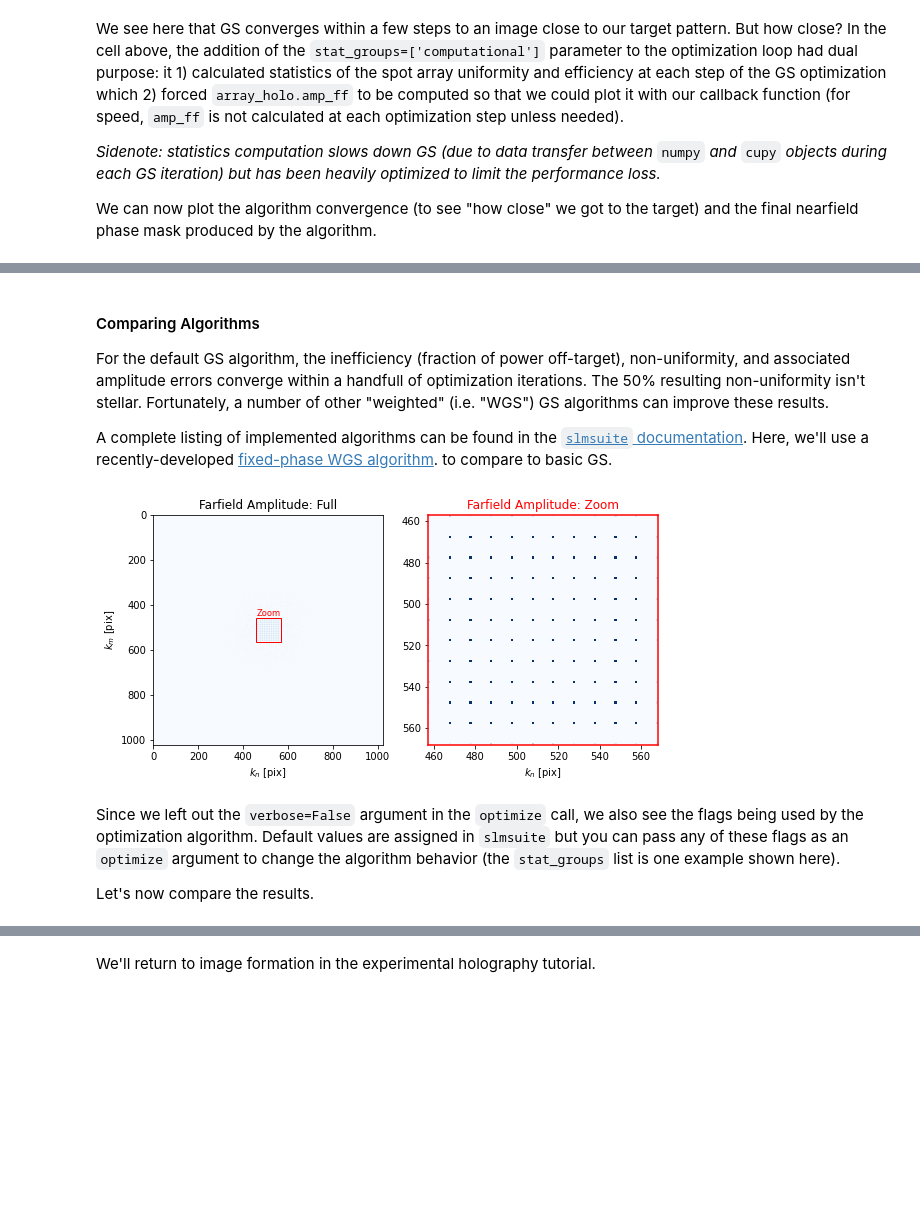
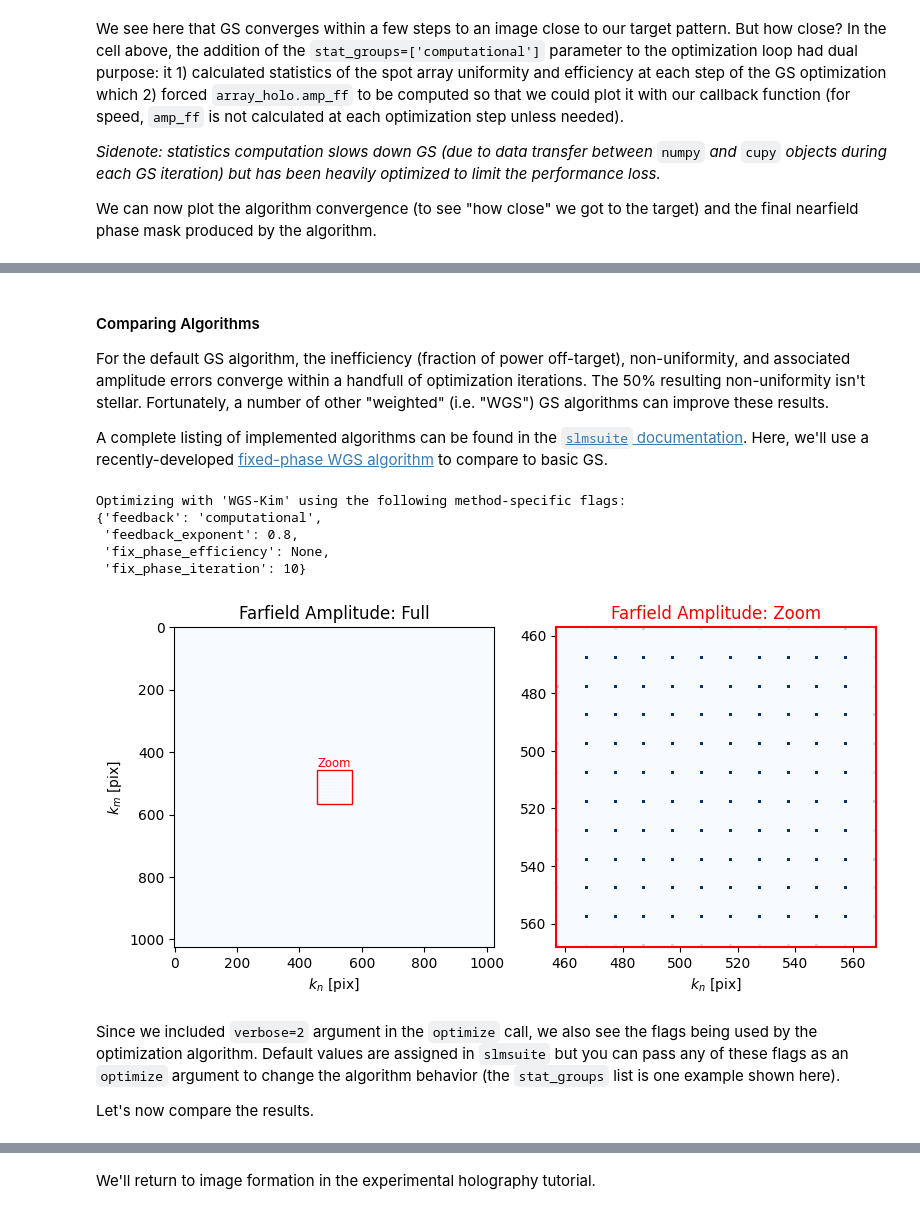
Before and after one commit to slmsuite/slmsuite-examples, a Jupyter notebook: examples/computational_holography.ipynb, the cells around one changed output, grey strips where cells are left out. Saved outputs shown, nothing was run; the diff lists cells and outputs as text; code cells hidden in the pictures; blank space fills up the shorter version.

```diff
--- a/examples/computational_holography.ipynb
+++ b/examples/computational_holography.ipynb
@@ -216,5 +226,5 @@ array_holo = SpotHologram.make_rectangular_array(
     array_pitch=(10,10),
     basis='knm'
 )
-zoom = array_holo.plot_farfield(source=array_holo.target, title='Initialized Nearfield')
+zoom = array_holo.plot_farfield(source=array_holo.target, title='Target Farfield')
 # %% [output]
@@ -251,19 +261,24 @@ array_holo.plot_nearfield()
 
 For the default GS algorithm, the inefficiency (fraction of power off-target), non-uniformity, and associated amplitude errors converge within a handfull of optimization iterations. The 50% resulting non-uniformity isn't stellar. Fortunately, a number of other "weighted" (i.e. "WGS") GS algorithms can improve these results.
 
-A complete listing of implemented algorithms can be found in the [`slmsuite` documentation](https://slmsuite.readthedocs.io/en/latest/index.html). Here, we'll use a recently-developed [fixed-phase WGS algorithm](https://opg.optica.org/ol/abstract.cfm?uri=ol-44-12-3178). to compare to basic GS.
+A complete listing of implemented algorithms can be found in the [`slmsuite` documentation](https://slmsuite.readthedocs.io/en/latest/index.html). Here, we'll use a recently-developed [fixed-phase WGS algorithm](https://opg.optica.org/ol/abstract.cfm?uri=ol-44-12-3178) to compare to basic GS.
 # %%
 # Retry with WGS using a fixed-phase algorithm
 import copy
 
-wgs_holo = copy.copy(array_holo)
+wgs_holo = copy.deepcopy(array_holo)
 wgs_holo.reset()
-wgs_holo.optimize(method="WGS-Kim", maxiter=21, stat_groups=['computational_spot'])
+wgs_holo.optimize(method="WGS-Kim", maxiter=21,verbose=2, stat_groups=['computational_spot'])
 wgs_holo.plot_farfield(limits=zoom);
 # %% [output]
+Optimizing with 'WGS-Kim' using the following method-specific flags:
+{'feedback': 'computational',
+ 'feedback_exponent': 0.8,
+ 'fix_phase_efficiency': None,
+ 'fix_phase_iteration': 10}
-[figure, old version]
+[figure, new version]
 # %% [markdown]
-Since we left out the ``verbose=False`` argument in the ``optimize`` call, we also see the flags being used by the optimization algorithm. Default values are assigned in ``slmsuite`` but you can pass any of these flags as an ``optimize`` argument to change the algorithm behavior (the ``stat_groups`` list is one example shown here).
+Since we included ``verbose=2`` argument in the ``optimize`` call, we also see the flags being used by the optimization algorithm. Default values are assigned in ``slmsuite`` but you can pass any of these flags as an ``optimize`` argument to change the algorithm behavior (the ``stat_groups`` list is one example shown here).
 
 Let's now compare the results.
 # %%
```
Also changed, not shown: parts of 21 cells of this notebook, 1 other file.
